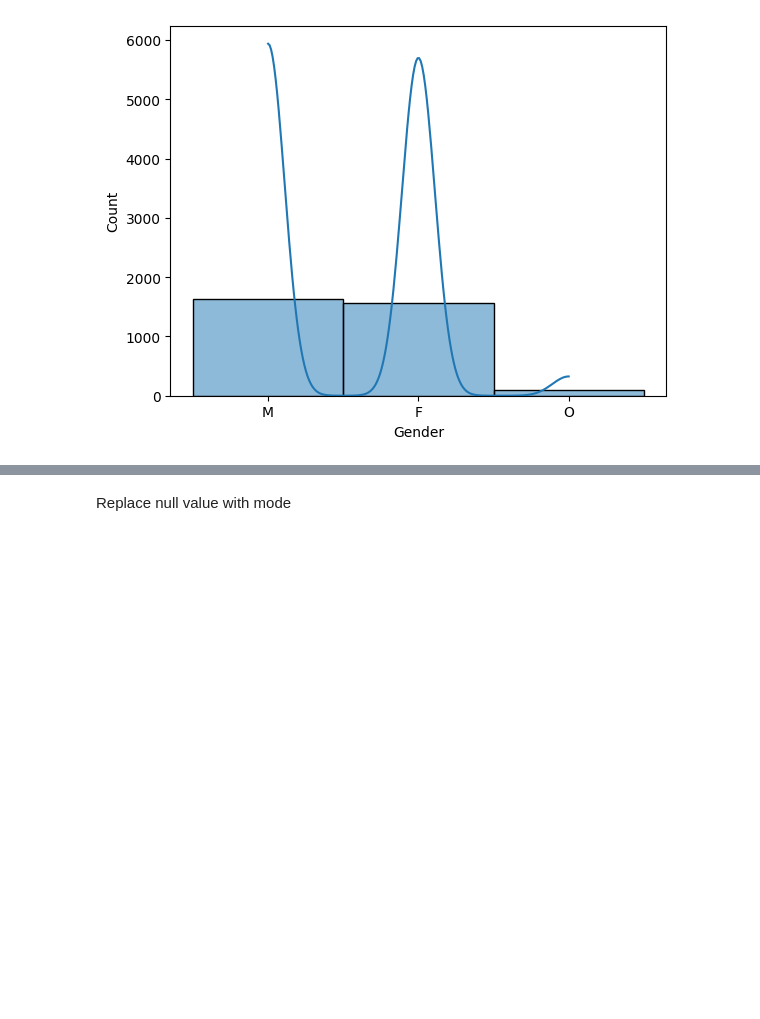
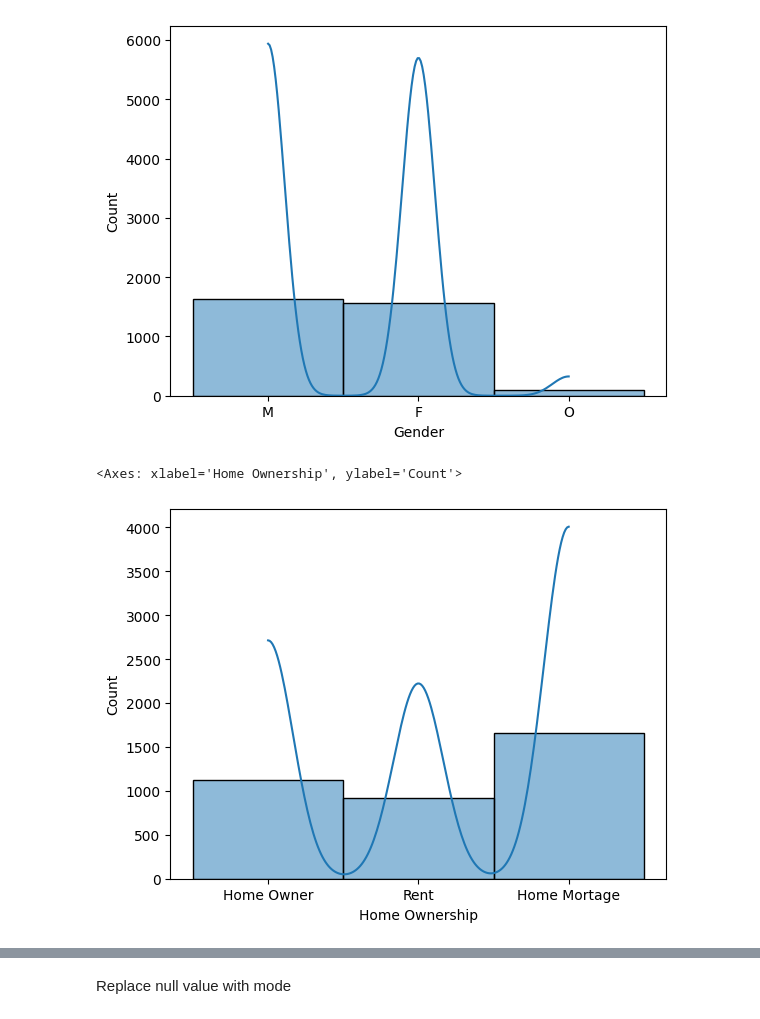
Before and after one commit to s-bs/Loan-prediction, a Jupyter notebook: loan_prediction/personal_loan.ipynb, the cells around one changed output, grey strips where cells are left out. Saved outputs shown, nothing was run; the diff lists cells and outputs as text; code cells hidden in the pictures; blank space fills up the shorter version.

```diff
--- a/loan_prediction/personal_loan.ipynb
+++ b/loan_prediction/personal_loan.ipynb
@@ -170,3 +174,9 @@ sns.histplot(data['Gender'], kde=True)
 # %% [output]
 <Axes: xlabel='Gender', ylabel='Count'>
 [figure]
+# %%
+# Visualize the  distribution of 'Gender'
+sns.histplot(data['Home Ownership'], kde=True)
+# %% [output]
+<Axes: xlabel='Home Ownership', ylabel='Count'>
+[figure, added]
```
Also changed, not shown: parts of 28 cells of this notebook, 8 other files.
